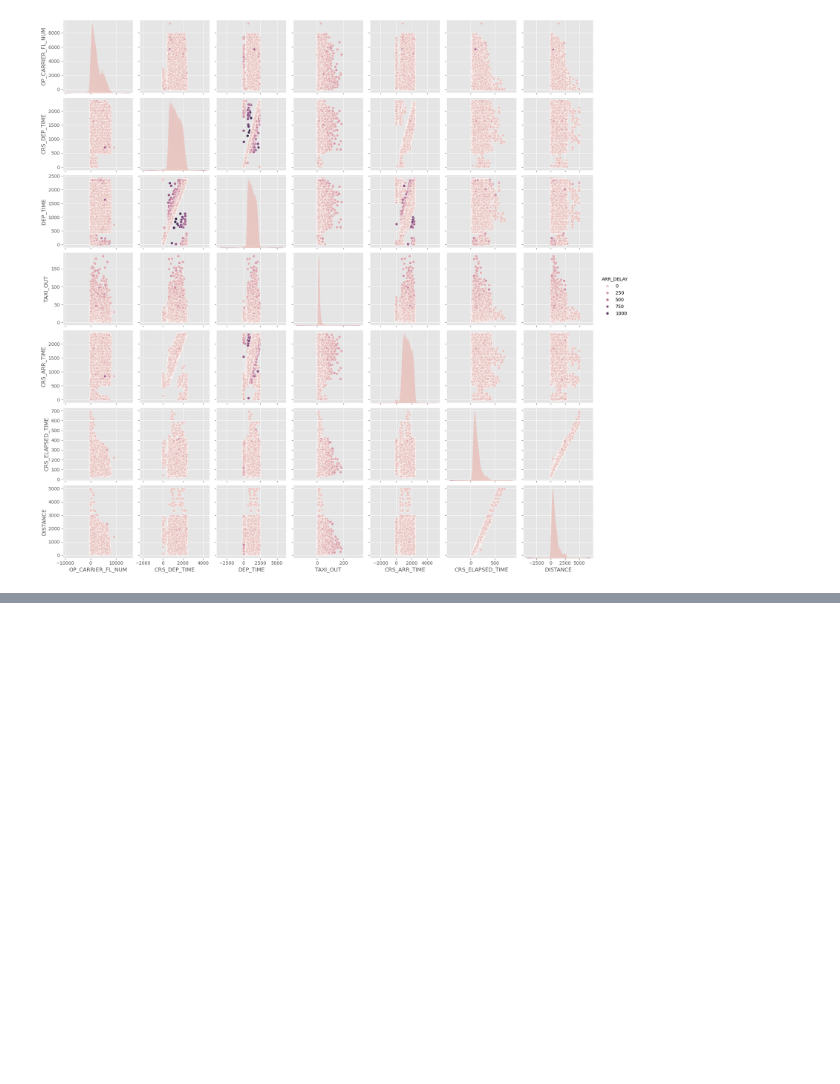
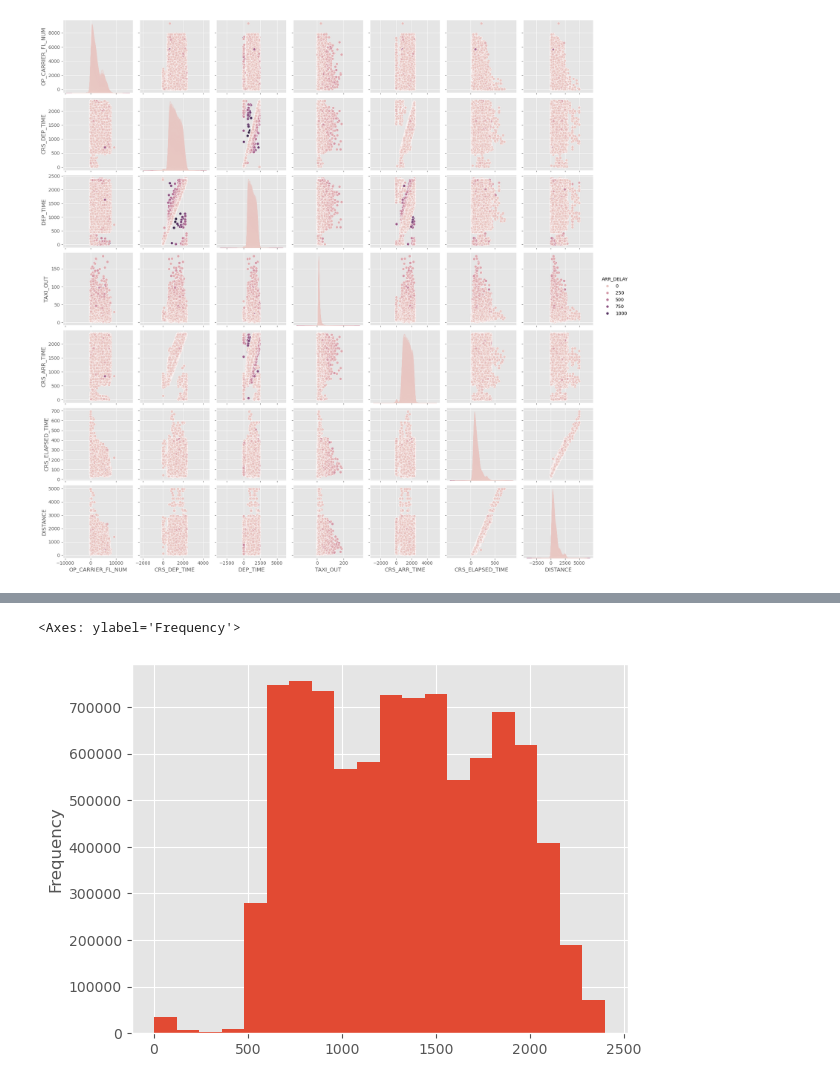
Before and after one commit to Andylmao/icd2024, a Jupyter notebook: practices/practica4ICD.ipynb, the cells around one changed output, grey strips where cells are left out. Saved outputs shown, nothing was run; the diff lists cells and outputs as text; code cells hidden in the pictures; blank space fills up the shorter version.

```diff
--- a/practices/practica4ICD.ipynb
+++ b/practices/practica4ICD.ipynb
@@ -225,0 +281,5 @@ sns.kdeplot(x='DEP_DELAY', y='FL_DATE',color = 'mediumorchid', data=airlin_df)
+# %%
+airlin_df['DEP_TIME'].plot(kind= 'hist', bins =20)
+# %% [output]
+<Axes: ylabel='Frequency'>
+[figure, added]
```
Also changed, not shown: parts of 23 cells of this notebook.
